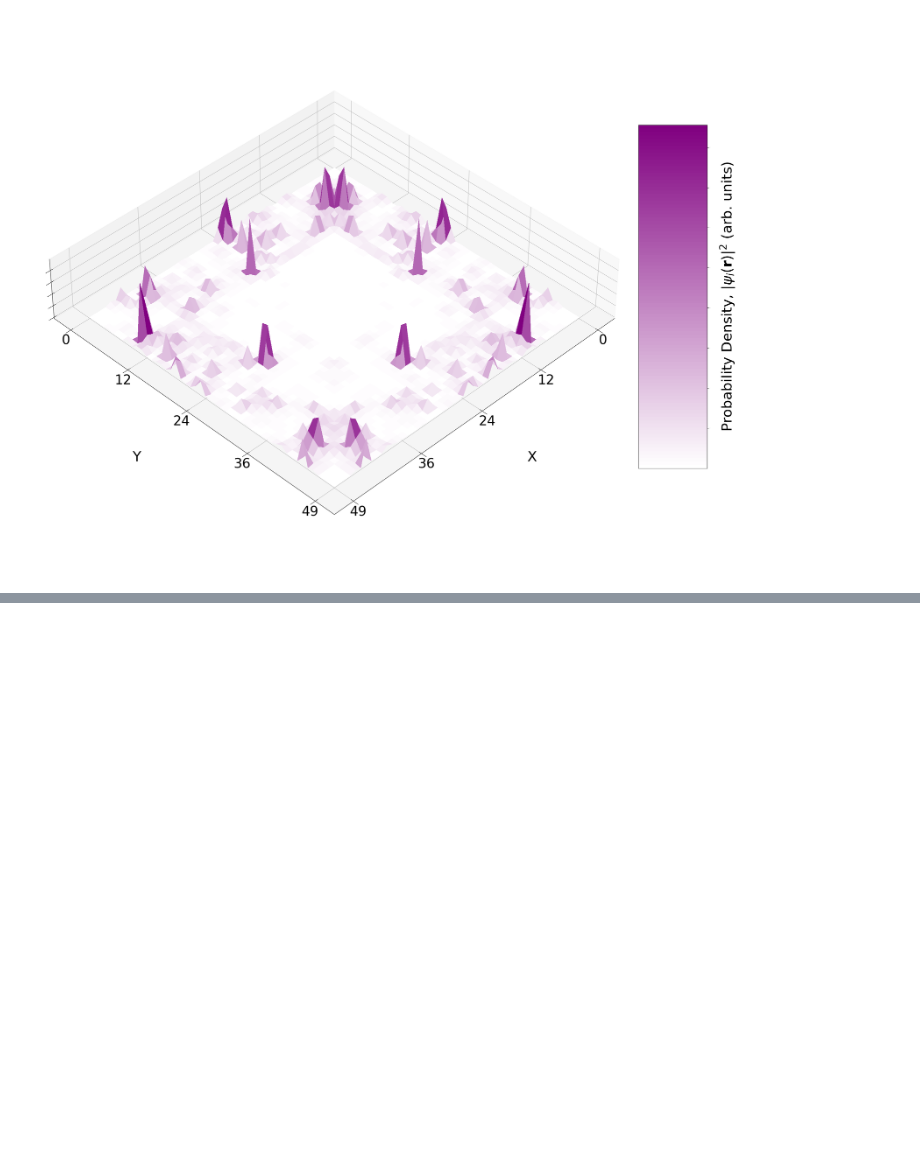
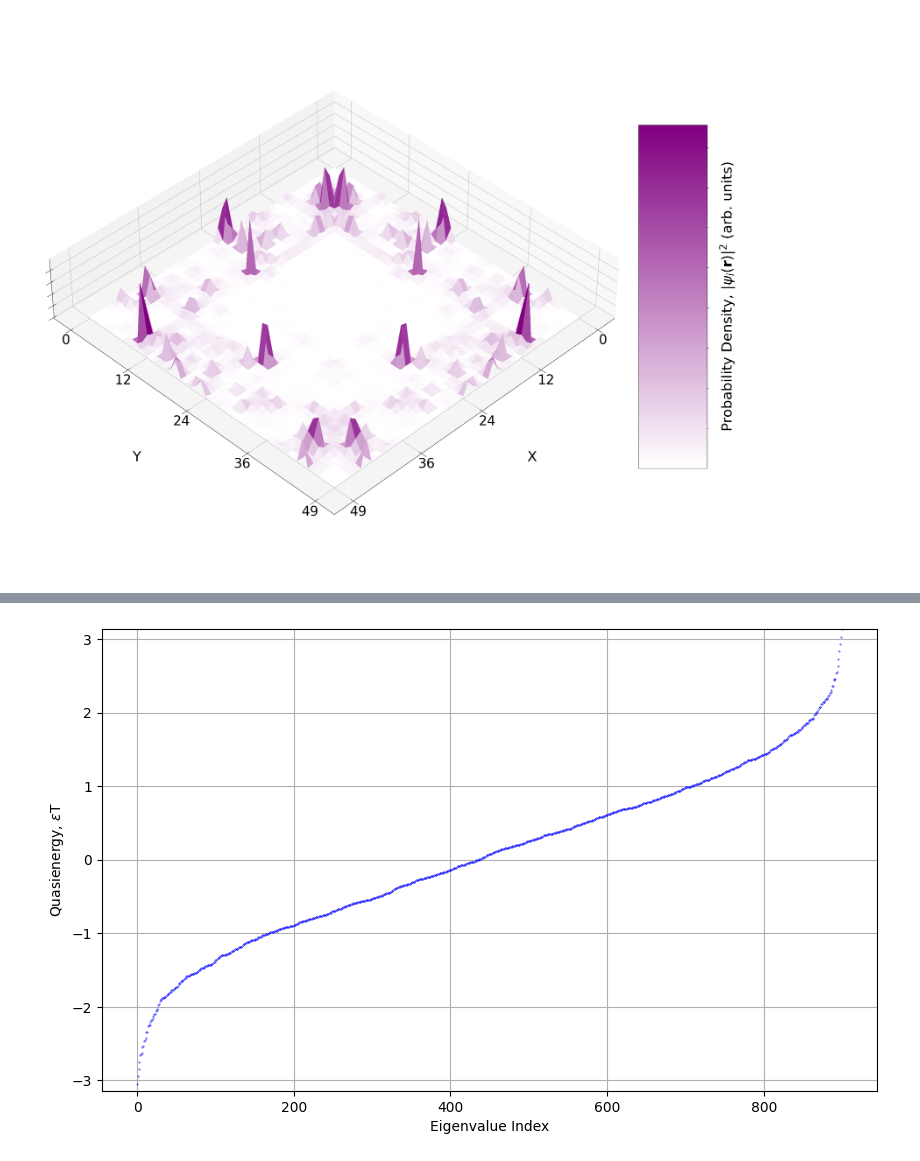
Before and after one commit to NGC2237-Clark/Topo_Loco_QCs, a Jupyter notebook: Floquet/Anderson_localisation.ipynb, the cells around one changed output, grey strips where cells are left out. Cells and saved outputs as stored; diff of their text form; code cells hidden in the pictures; blank space fills up the shorter version.

```diff
--- a/Floquet/Anderson_localisation.ipynb
+++ b/Floquet/Anderson_localisation.ipynb
@@ -71,0 +108,4 @@ model50.eigenstate_prob_density(wavefunction_qc2[:,1602], figsize=(30,30), scale
+# %%
+spectra = model30.quasienergies_states_open(steps_per_segment=100, vdT=3, plot=True)
+# %% [output]
+[figure, added]
```
Also changed, not shown: parts of 13 cells of this notebook, 4 other files.
